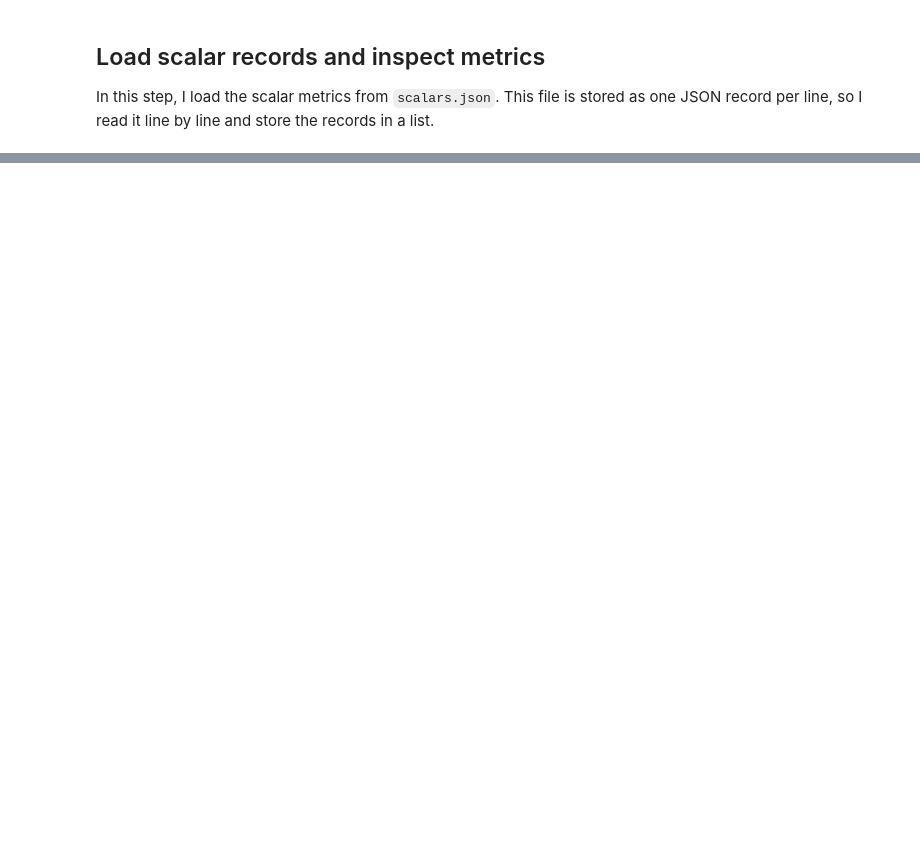
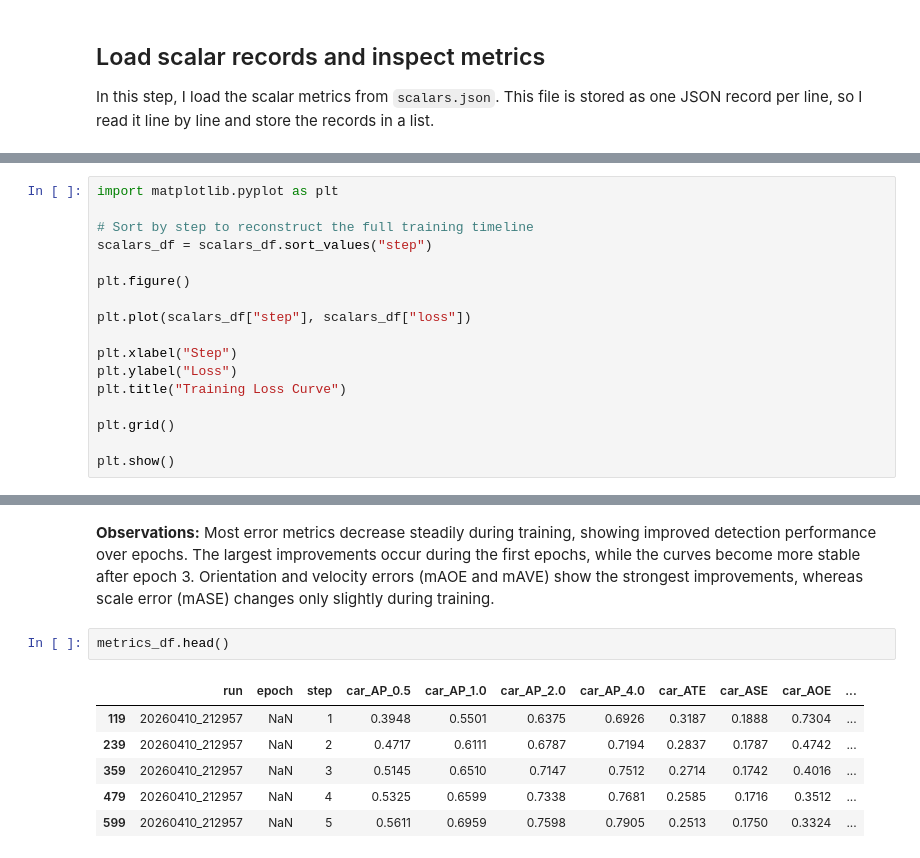
Before and after one commit to darkcyan-ugli-fruit/nuscenes-multimodal-learning, a Jupyter notebook: notebooks/02_baseline_lidar_nuscenes.ipynb, the cells around one changed output, grey strips where cells are left out. Cells and saved outputs as stored; diff of their text form; blank space fills up the shorter version.

```diff
--- a/notebooks/02_baseline_lidar_nuscenes.ipynb
+++ b/notebooks/02_baseline_lidar_nuscenes.ipynb
@@ -1461,0 +892,17 @@ Conclusion:
+# %%
+import matplotlib.pyplot as plt
+
+# Sort by step to reconstruct the full training timeline
+scalars_df = scalars_df.sort_values("step")
+
+plt.figure()
+
+plt.plot(scalars_df["step"], scalars_df["loss"])
+
+plt.xlabel("Step")
+plt.ylabel("Loss")
+plt.title("Training Loss Curve")
+
+plt.grid()
+
+plt.show()
@@ -1461,0 +1204,11 @@ Conclusion:
+# %% [markdown]
+**Observations:** Most error metrics decrease steadily during training, showing improved detection performance over epochs. The largest improvements occur during the first epochs, while the curves become more stable after epoch 3. Orientation and velocity errors (mAOE and mAVE) show the strongest improvements, whereas scale error (mASE) changes only slightly during training.
+# %%
+metrics_df.head()
+# %% [output]
+|  | run | epoch | step | car_AP_0.5 | car_AP_1.0 | car_AP_2.0 | car_AP_4.0 | car_ATE | car_ASE | car_AOE | ... |
+| 119 | 20260410_212957 | NaN | 1 | 0.3948 | 0.5501 | 0.6375 | 0.6926 | 0.3187 | 0.1888 | 0.7304 | ... |
+| 239 | 20260410_212957 | NaN | 2 | 0.4717 | 0.6111 | 0.6787 | 0.7194 | 0.2837 | 0.1787 | 0.4742 | ... |
+| 359 | 20260410_212957 | NaN | 3 | 0.5145 | 0.6510 | 0.7147 | 0.7512 | 0.2714 | 0.1742 | 0.4016 | ... |
+| 479 | 20260410_212957 | NaN | 4 | 0.5325 | 0.6599 | 0.7338 | 0.7681 | 0.2585 | 0.1716 | 0.3512 | ... |
+| 599 | 20260410_212957 | NaN | 5 | 0.5611 | 0.6959 | 0.7598 | 0.7905 | 0.2513 | 0.1750 | 0.3324 | ... |
```
Also changed, not shown: parts of 90 cells of this notebook, 2 other files.
